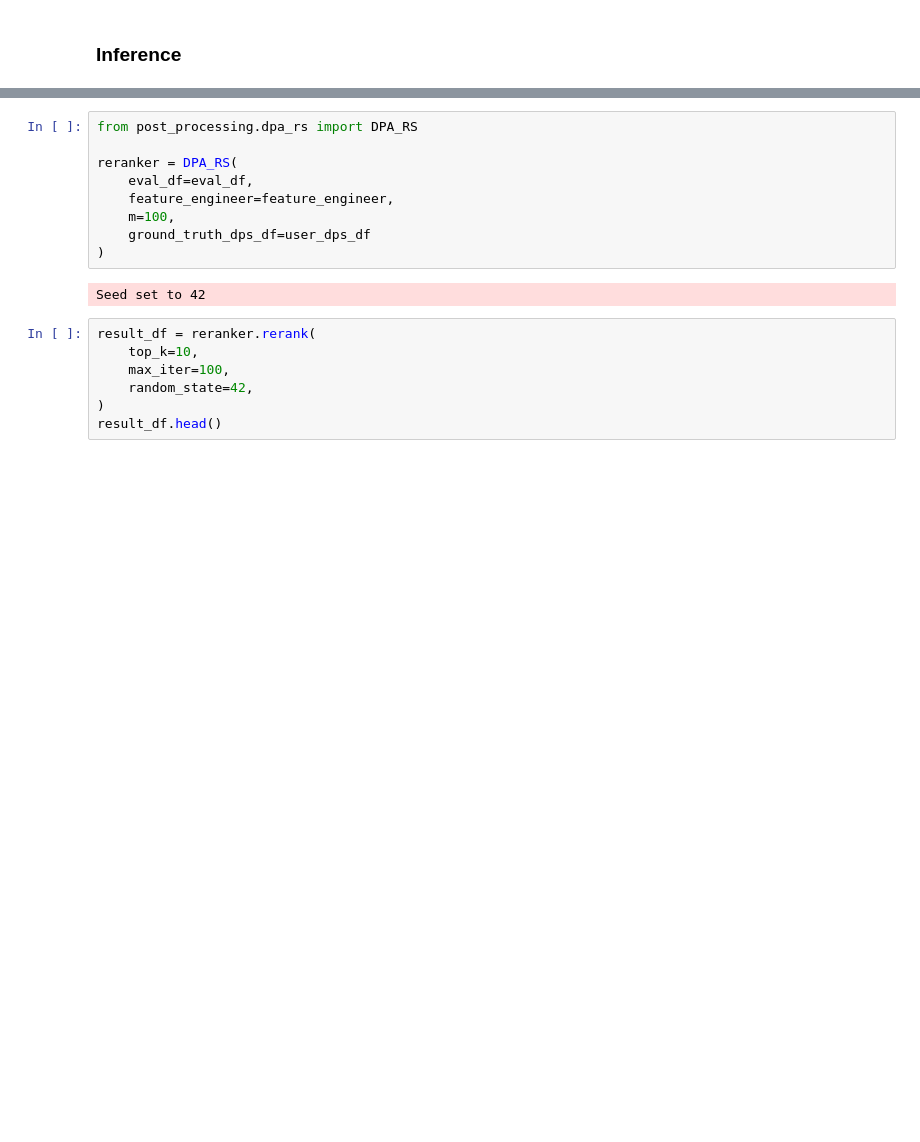
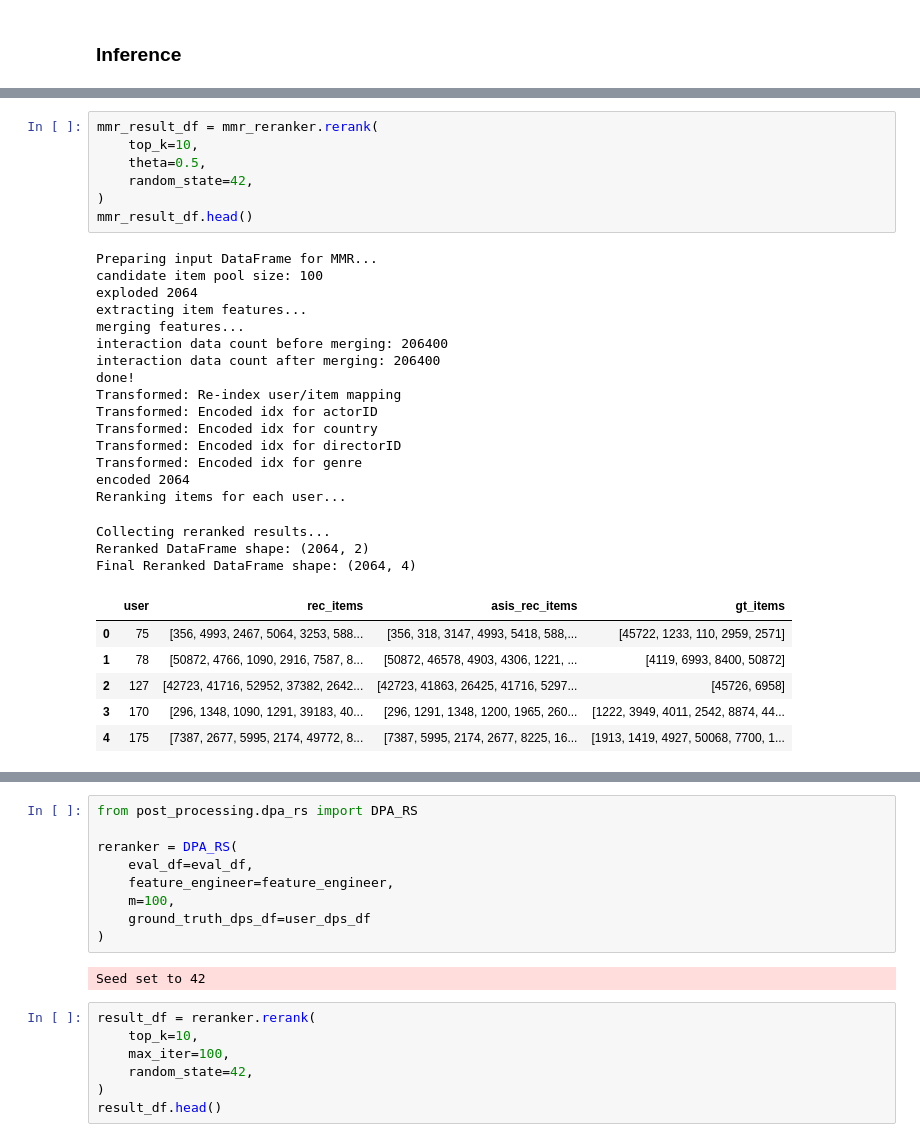
Before and after one commit to jeffery5bai/DPRecSys, a Jupyter notebook: experiments/rerank_exp.ipynb, the cells around one changed output, grey strips where cells are left out. Cells and saved outputs as stored; diff of their text form; blank space fills up the shorter version.

```diff
--- a/experiments/rerank_exp.ipynb
+++ b/experiments/rerank_exp.ipynb
@@ -559,0 +526,32 @@ feature_engineer = joblib.load(os.path.join(dir, f"{prefix}_feature_engineer.pkl
+# %%
+mmr_result_df = mmr_reranker.rerank(
+    top_k=10,
+    theta=0.5,
+    random_state=42,
+)
+mmr_result_df.head()
+# %% [output]
+Preparing input DataFrame for MMR...
+candidate item pool size: 100
+exploded 2064
+extracting item features...
+merging features...
+interaction data count before merging: 206400
+interaction data count after merging: 206400
+done!
+Transformed: Re-index user/item mapping
+Transformed: Encoded idx for actorID
+Transformed: Encoded idx for country
+Transformed: Encoded idx for directorID
+Transformed: Encoded idx for genre
+encoded 2064
+Reranking items for each user...
+Collecting reranked results...
+Reranked DataFrame shape: (2064, 2)
+Final Reranked DataFrame shape: (2064, 4)
+|  | user | rec_items | asis_rec_items | gt_items |
+| 0 | 75 | [356, 4993, 2467, 5064, 3253, 588... | [356, 318, 3147, 4993, 5418, 588,... | [45722, 1233, 110, 2959, 2571] |
+| 1 | 78 | [50872, 4766, 1090, 2916, 7587, 8... | [50872, 46578, 4903, 4306, 1221, ... | [4119, 6993, 8400, 50872] |
+| 2 | 127 | [42723, 41716, 52952, 37382, 2642... | [42723, 41863, 26425, 41716, 5297... | [45726, 6958] |
+| 3 | 170 | [296, 1348, 1090, 1291, 39183, 40... | [296, 1291, 1348, 1200, 1965, 260... | [1222, 3949, 4011, 2542, 8874, 44... |
+| 4 | 175 | [7387, 2677, 5995, 2174, 49772, 8... | [7387, 5995, 2174, 2677, 8225, 16... | [1913, 1419, 4927, 50068, 7700, 1... |
```
Also changed, not shown: parts of 22 cells of this notebook, 2 other files.
